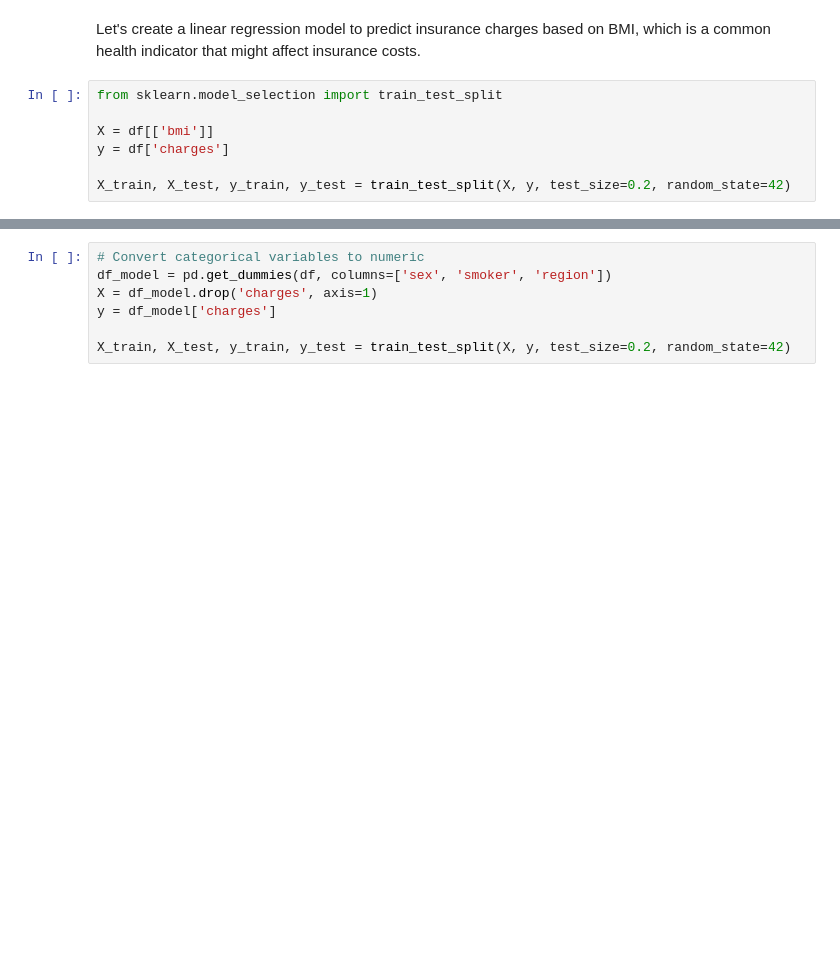
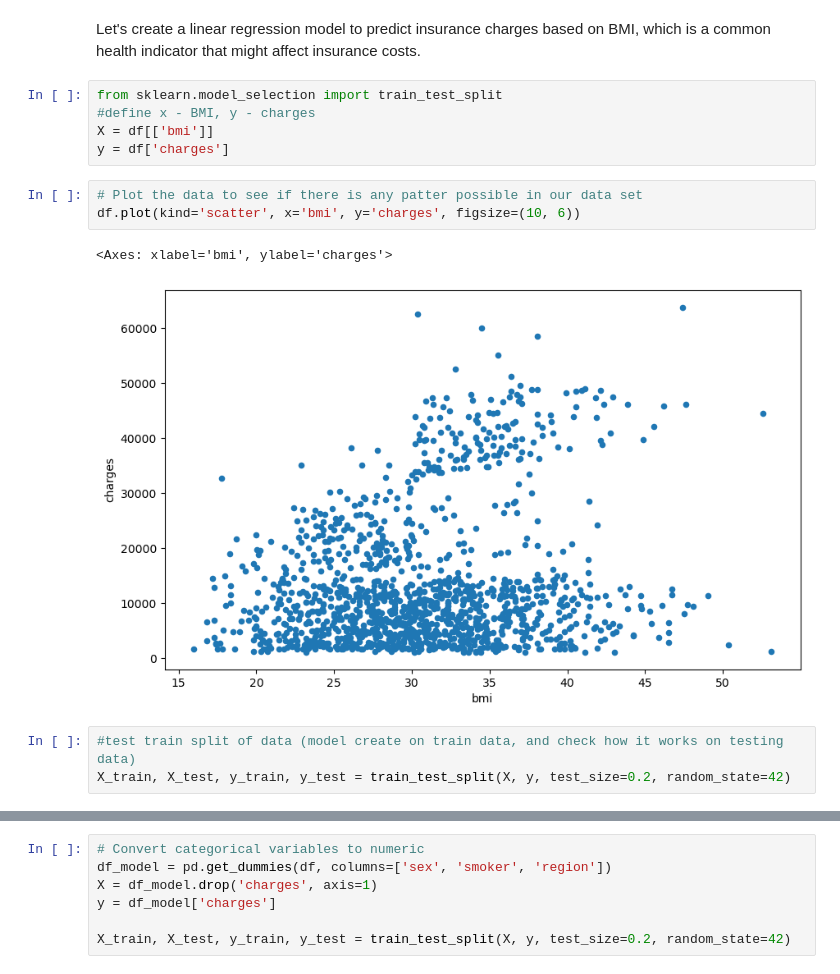
Before and after one commit to bsmarkusz/Avg-BMI-per-region, a Jupyter notebook: wykresy.ipynb, the cells around one changed output, grey strips where cells are left out. Saved outputs shown, nothing was run; the diff lists cells and outputs as text; blank space fills up the shorter version.

```diff
--- a/wykresy.ipynb
+++ b/wykresy.ipynb
@@ -49,8 +52,15 @@ plt.show()
 Let's create a linear regression model to predict insurance charges based on BMI, which is a common health indicator that might affect insurance costs.
 # %%
 from sklearn.model_selection import train_test_split
-
+#define x - BMI, y - charges
 X = df[['bmi']]
 y = df['charges']
-
-X_train, X_test, y_train, y_test = train_test_split(X, y, test_size=0.2, random_state=42)
+# %%
+# Plot the data to see if there is any patter possible in our data set
+df.plot(kind='scatter', x='bmi', y='charges', figsize=(10, 6))
+# %% [output]
+<Axes: xlabel='bmi', ylabel='charges'>
+[figure, added]
+# %%
+#test train split of data (model create on train data, and check how it works on testing data)
+X_train, X_test, y_train, y_test = train_test_split(X, y, test_size=0.2, random_state=42)
```
Also changed, not shown: parts of 14 cells of this notebook.
